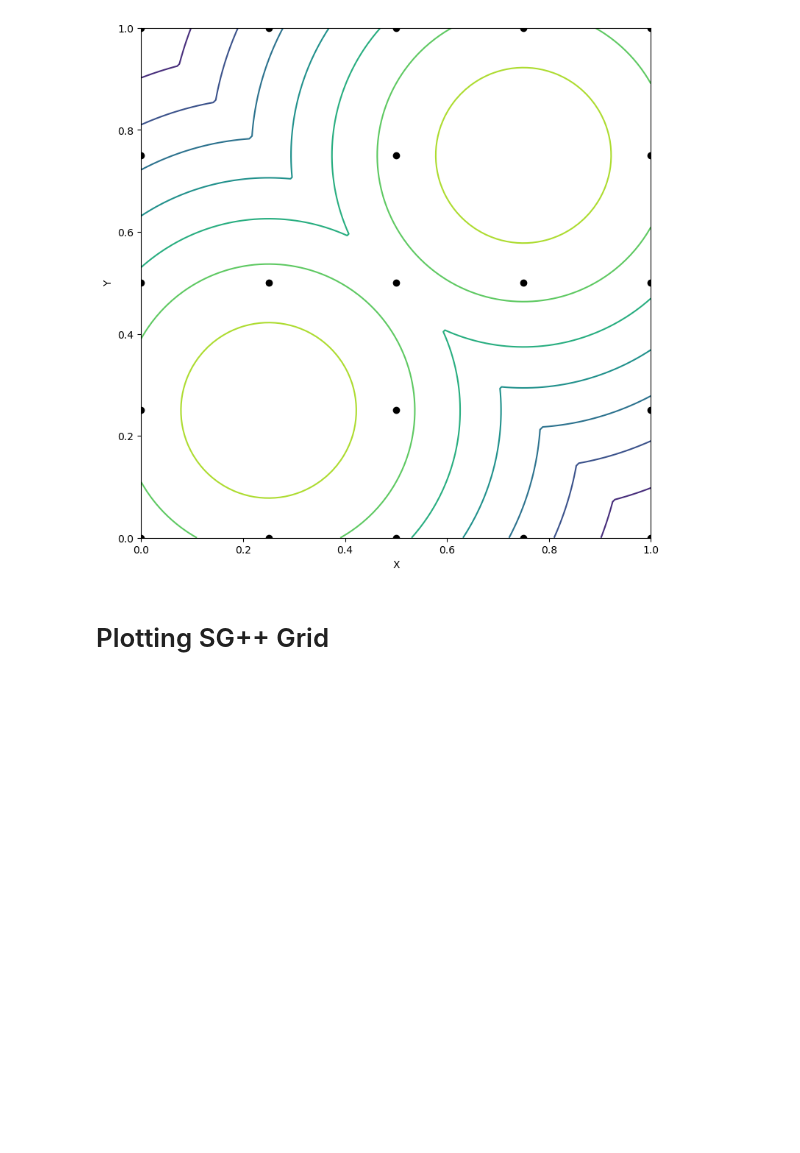
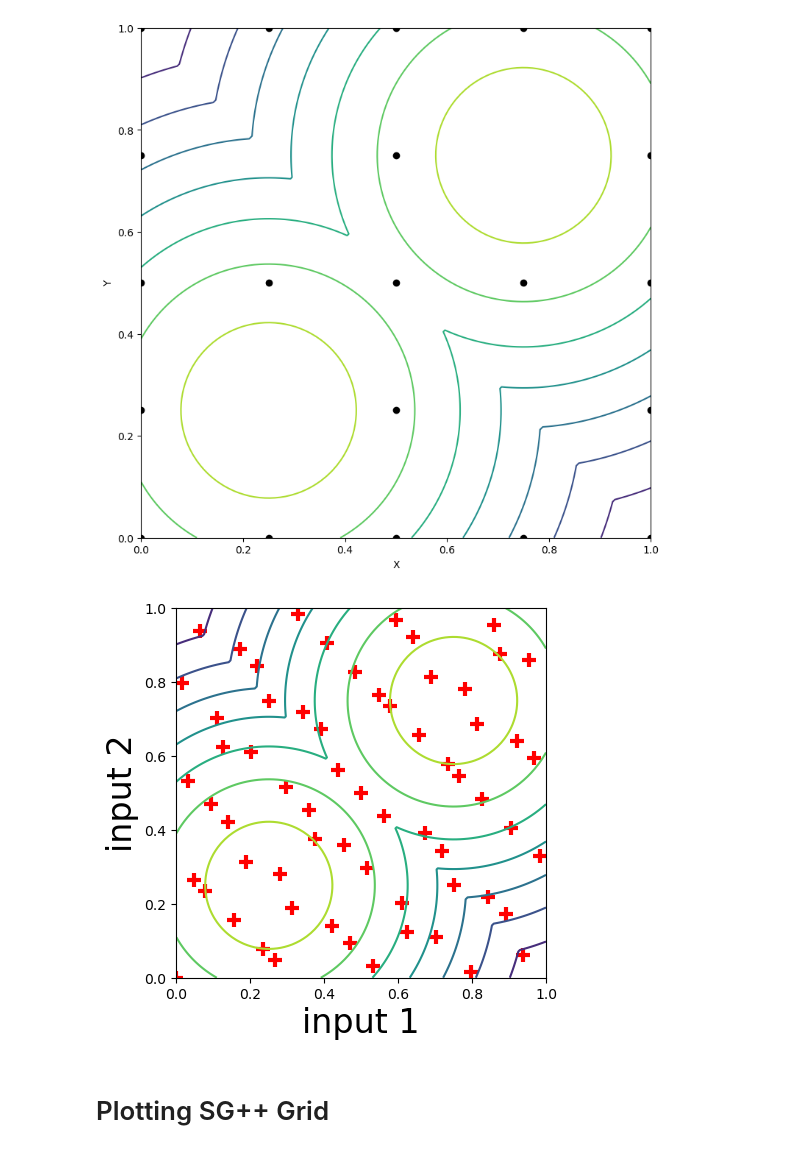
Before and after one commit to DanHarJor/GENE_UQ, a Jupyter notebook: SGPP_testing/SG++refinement.ipynb, the cells around one changed output. Saved outputs shown, nothing was run; the diff lists cells and outputs as text; code cells hidden in the pictures; blank space fills up the shorter version.

```diff
--- a/SGPP_testing/SG++refinement.ipynb
+++ b/SGPP_testing/SG++refinement.ipynb
@@ -530,6 +736,27 @@ for samples, is_leaf in zip(samples_ss, is_leaf_ss):
 # %% [output]
 len samples 21
 [figure]
+# %%
+import matplotlib.pyplot as plt
+
+from scipy.stats.qmc import Sobol
+
+sobol = Sobol(d=2, scramble=False)
+points = sobol.random_base2(m=6)  # Generates 2^power points
+
+
+fig, ax = plt.subplots(1,1)
+ax.set_aspect(1)
+mmg.plot_2d_gaussians(ax, plot_bounds=bounds)
+# title=f"Initial Level: {initial_level}, Num Refinement Steps: {num_refinement_steps}, Final Num Points: {len(x0_)}"
+ax.scatter(*points.T, color='red',marker='+',s=100, linewidths=3)
+ax.set_xlabel('input 1', fontsize=24)
+ax.set_ylabel('input 2', fontsize=24)
+# ax.set_title('Initial Sparse Grid')
+# ax.scatter(x0_leaf, x1_leaf, color='orange')
+fig.savefig(fname='sobolseq_grid', dpi=300)
+# %% [output]
+[figure, added]
 # %% [markdown]
 # Plotting SG++ Grid
 # %%
```
Also changed, not shown: parts of 2 cells of this notebook, 3 other files.
